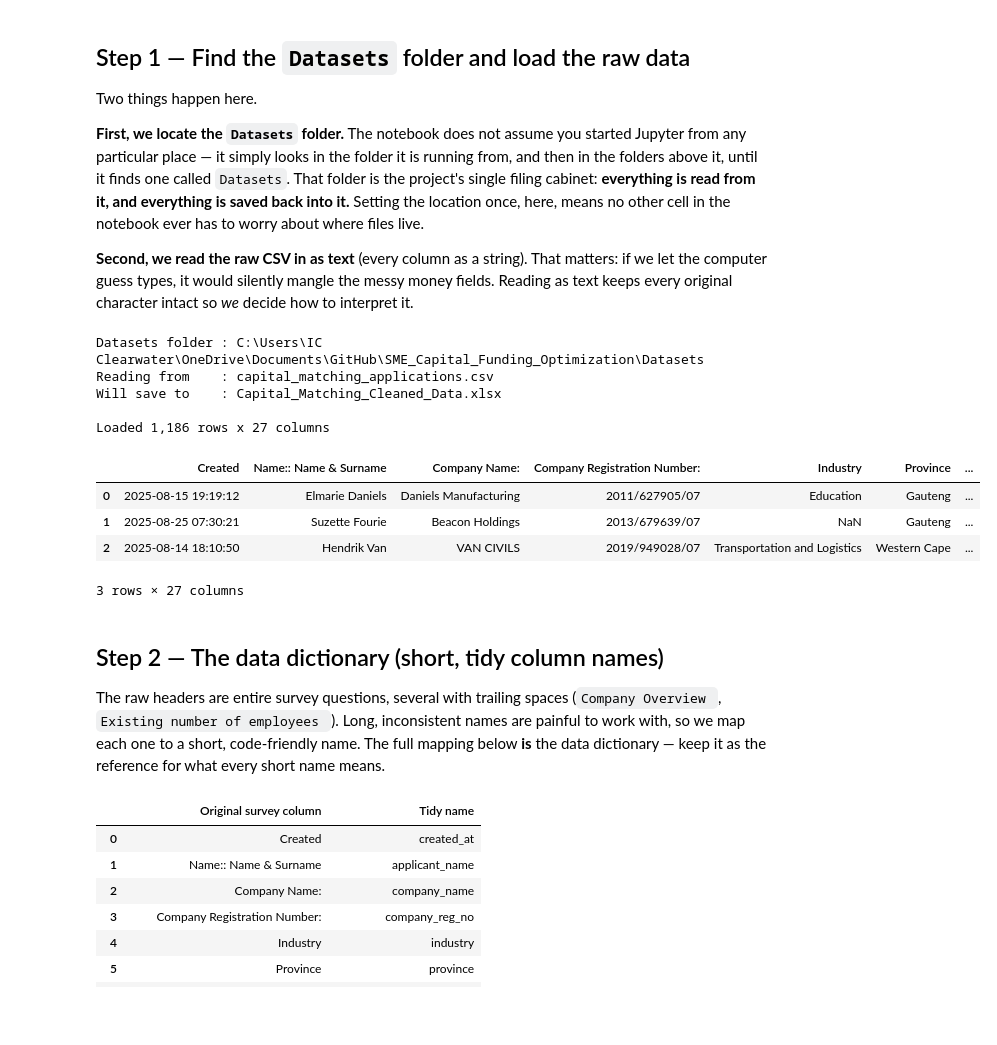
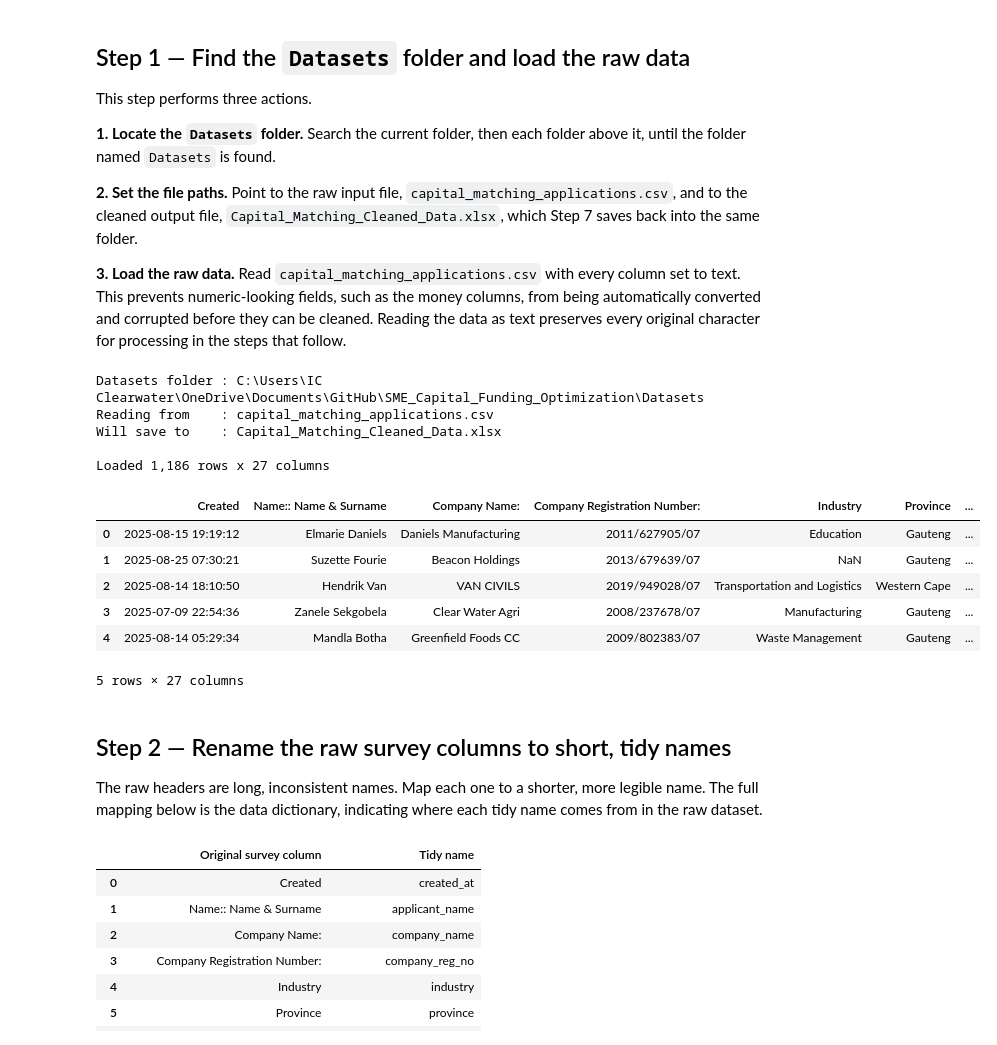
Before and after one commit to MainDevWork/SME_Capital_Funding_Optimization, a Jupyter notebook: Python_Notebooks/Data_Cleaning.ipynb, the cells around one changed output. Saved outputs shown, nothing was run; the diff lists cells and outputs as text; code cells hidden in the pictures; blank space fills up the shorter version.

Commit message:
Update SME project

```diff
--- a/Python_Notebooks/Data_Cleaning.ipynb
+++ b/Python_Notebooks/Data_Cleaning.ipynb
@@ -31,56 +23,61 @@ So: **we read one file from the `Datasets` folder, and we save one file back int
 # %% [markdown]
+<a id="step-1"></a>
 ## Step 1 — Find the `Datasets` folder and load the raw data
 
-Two things happen here.
+This step performs three actions.
 
-**First, we locate the `Datasets` folder.** The notebook does not assume you started Jupyter from any particular place — it simply looks in the folder it is running from, and then in the folders above it, until it finds one called `Datasets`. That folder is the project's single filing cabinet: **everything is read from it, and everything is saved back into it.** Setting the location once, here, means no other cell in the notebook ever has to worry about where files live.
+**1. Locate the `Datasets` folder.** Search the current folder, then each folder above it, until the folder named `Datasets` is found.
 
-**Second, we read the raw CSV in as text** (every column as a string). That matters: if we let the computer guess types, it would silently mangle the messy money fields. Reading as text keeps every original character intact so *we* decide how to interpret it.
+**2. Set the file paths.** Point to the raw input file, `capital_matching_applications.csv`, and to the cleaned output file, `Capital_Matching_Cleaned_Data.xlsx`, which Step 7 saves back into the same folder.
+
+**3. Load the raw data.** Read `capital_matching_applications.csv` with every column set to text. This prevents numeric-looking fields, such as the money columns, from being automatically converted and corrupted before they can be cleaned. Reading the data as text preserves every original character for processing in the steps that follow.
 # %%
 import re
+import pandas as pd
+import numpy as np
 from pathlib import Path
 
-import pandas as pd
-import numpy as np
 
-
-# first things first: where is the Datasets folder? start where we are and walk upwards until we spot it
+# 1. Locate the Datasets folder.
 def find_datasets_folder():
-    """Look in this folder, then the one above it, and so on, until we find 'Datasets'."""
+    """Look in this folder, then the one above it, and so on, until 'Datasets' is found."""
     for folder in [Path.cwd(), *Path.cwd().parents]:
         if (folder / "Datasets").is_dir():
             return folder / "Datasets"
     raise FileNotFoundError(
         "Could not find a folder named 'Datasets'. Please open this notebook from "
         "inside the project folder (the one that contains 'Datasets')."
     )
 
-
-DATASETS = find_datasets_folder()          # the one place we read from and write to
-RAW_FILE = DATASETS / "capital_matching_applications.csv"     # what we read in
-CLEAN_FILE = DATASETS / "Capital_Matching_Cleaned_Data.xlsx"  # what we will save at the end
+# 2. Set the file paths: the raw input file, and the cleaned output file saved in Step 7.
+DATASETS = find_datasets_folder()
+RAW_FILE = DATASETS / "capital_matching_applications.csv"
+CLEAN_FILE = DATASETS / "Capital_Matching_Cleaned_Data.xlsx"
 
 print(f"Datasets folder : {DATASETS}")
 print(f"Reading from    : {RAW_FILE.name}")
 print(f"Will save to    : {CLEAN_FILE.name}")
 
-# okay, let's load the raw applications - everything as text so nothing gets mangled on the way in
+# 3. Load the raw data with every column set to text, then display a sample.
 raw = pd.read_csv(RAW_FILE, dtype=str)
 print(f"\nLoaded {raw.shape[0]:,} rows x {raw.shape[1]} columns")
-raw.head(3)
+raw.head(5)
 # %% [output]
 Datasets folder : C:\Users\IC Clearwater\OneDrive\Documents\GitHub\SME_Capital_Funding_Optimization\Datasets
 Reading from    : capital_matching_applications.csv
 Will save to    : Capital_Matching_Cleaned_Data.xlsx
 
 Loaded 1,186 rows x 27 columns
 |  | Created | Name:: Name & Surname | Company Name: | Company Registration Number: | Industry | Province | ... |
 | 0 | 2025-08-15 19:19:12 | Elmarie Daniels | Daniels Manufacturing | 2011/627905/07 | Education | Gauteng | ... |
 | 1 | 2025-08-25 07:30:21 | Suzette Fourie | Beacon Holdings | 2013/679639/07 | NaN | Gauteng | ... |
 | 2 | 2025-08-14 18:10:50 | Hendrik Van | VAN CIVILS | 2019/949028/07 | Transportation and Logistics | Western Cape | ... |
+| 3 | 2025-07-09 22:54:36 | Zanele Sekgobela | Clear Water Agri | 2008/237678/07 | Manufacturing | Gauteng | ... |
+| 4 | 2025-08-14 05:29:34 | Mandla Botha | Greenfield Foods CC | 2009/802383/07 | Waste Management | Gauteng | ... |
-3 rows × 27 columns
+5 rows × 27 columns
 # %% [markdown]
-## Step 2 — The data dictionary (short, tidy column names)
+<a id="step-2"></a>
+## Step 2 — Rename the raw survey columns to short, tidy names
 
-The raw headers are entire survey questions, several with trailing spaces (`Company Overview `, `Existing number of employees `). Long, inconsistent names are painful to work with, so we map each one to a short, code-friendly name. The full mapping below **is** the data dictionary — keep it as the reference for what every short name means.
+The raw headers are long, inconsistent names. Map each one to a shorter, more legible name. The full mapping below is the data dictionary, indicating where each tidy name comes from in the raw dataset.
 # %%
```
Also changed, not shown: parts of 12 cells of this notebook, 6 other files.
